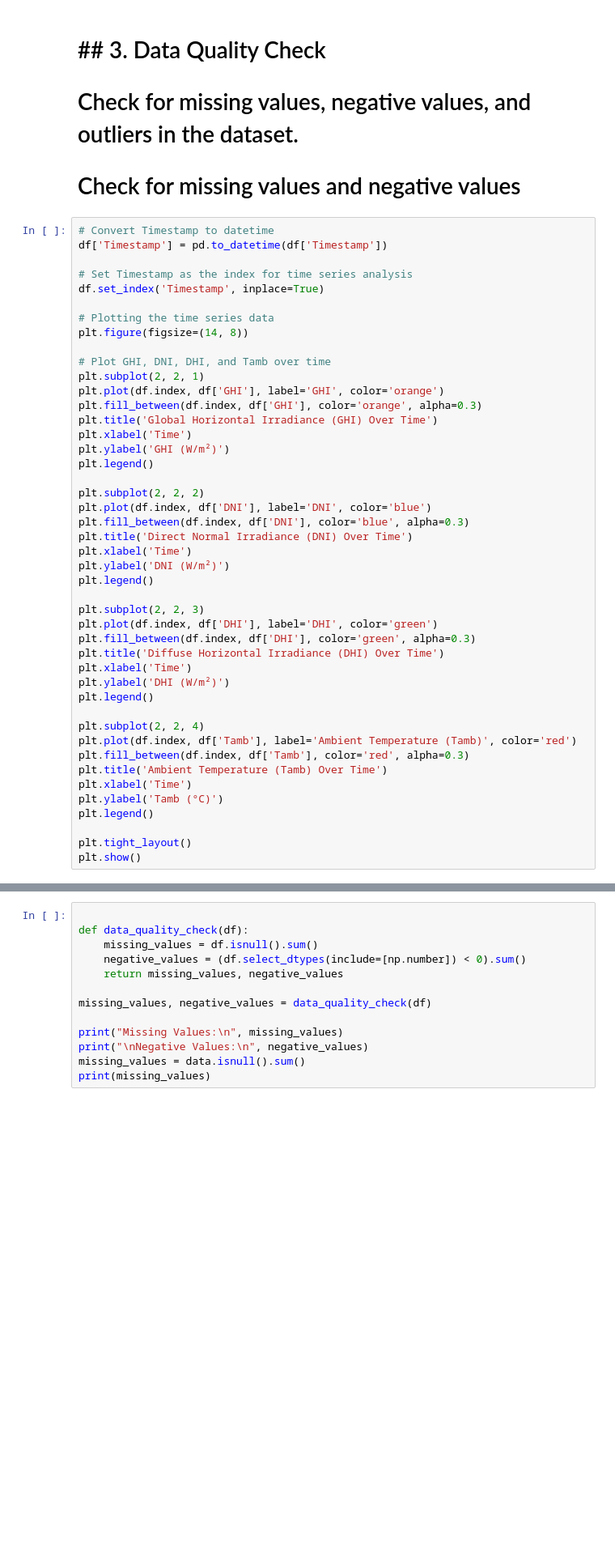
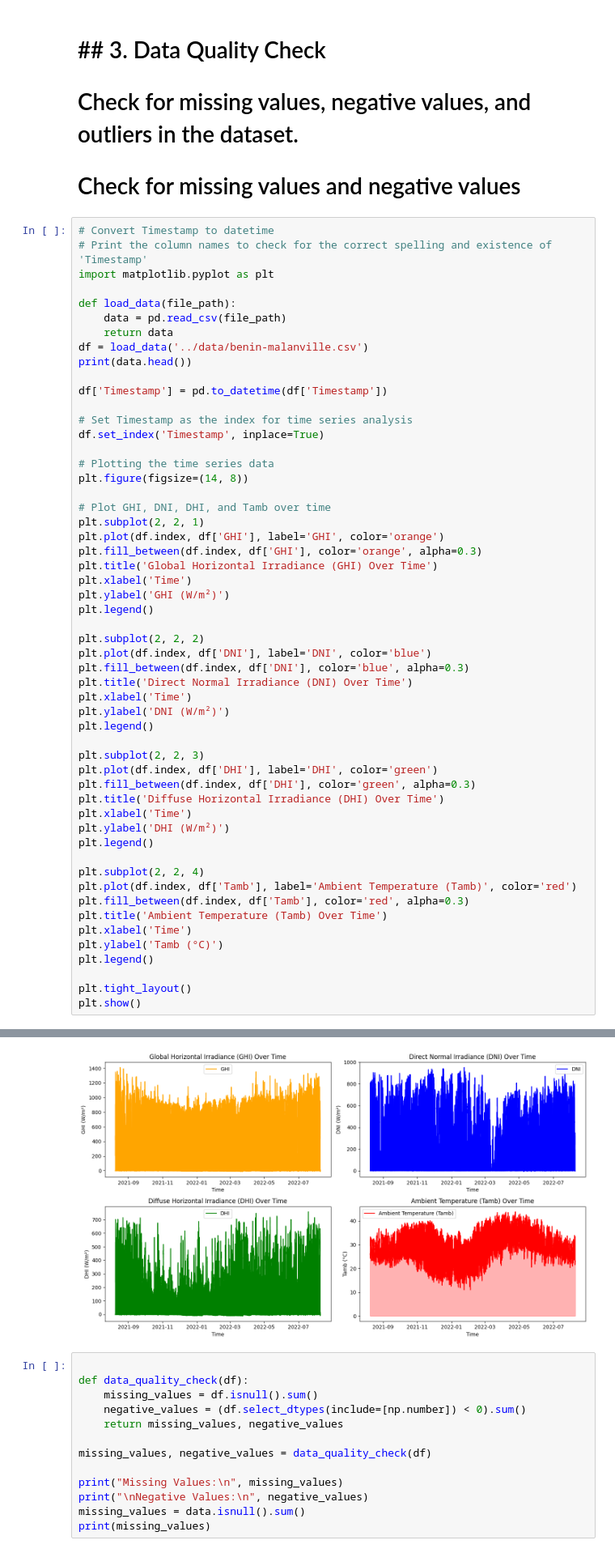
Before and after one commit to zelalem-t8/kifiya, a Jupyter notebook: notebooks/eda.ipynb, the cells around one changed output, grey strips where cells are left out. Shown at 81% size. Saved outputs shown, nothing was run; the diff lists cells and outputs as text; blank space fills up the shorter version.

```diff
--- a/notebooks/eda.ipynb
+++ b/notebooks/eda.ipynb
@@ -124,6 +124,15 @@ std         0.037115      14.807258      12.348743       NaN
 # Check for missing values and negative values
 # %%
 # Convert Timestamp to datetime
+# Print the column names to check for the correct spelling and existence of 'Timestamp'
+import matplotlib.pyplot as plt
+
+def load_data(file_path):
+    data = pd.read_csv(file_path)
+    return data
+df = load_data('../data/benin-malanville.csv')
+print(data.head())
+
 df['Timestamp'] = pd.to_datetime(df['Timestamp'])
 
 # Set Timestamp as the index for time series analysis
@@ -172,3 +200,4 @@ KeyError: 'Timestamp'
+[figure, added]
 # %%
 
 def data_quality_check(df):
```
Also changed, not shown: parts of 1 cell of this notebook.
